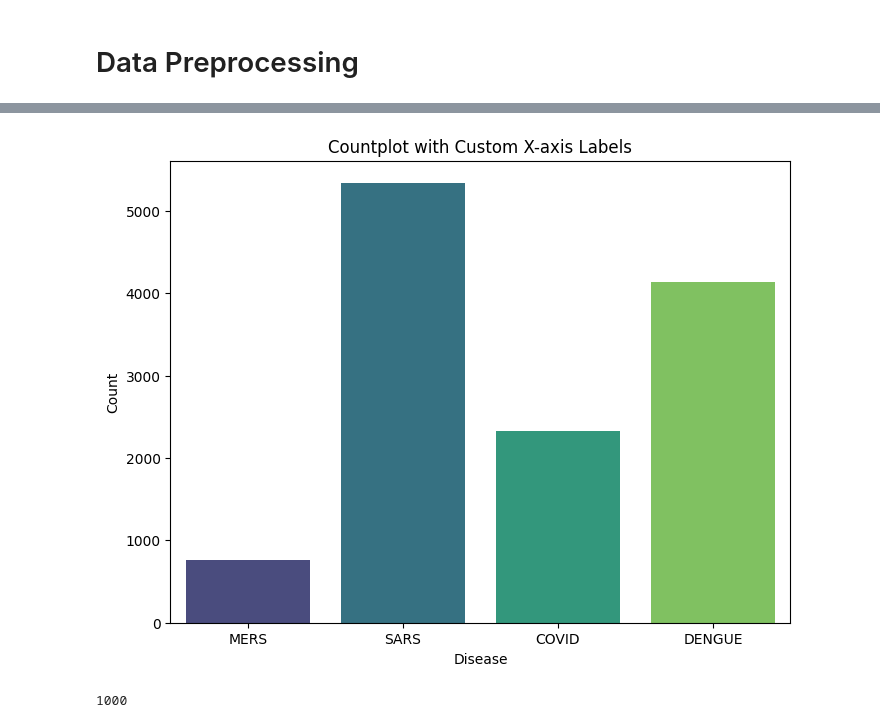
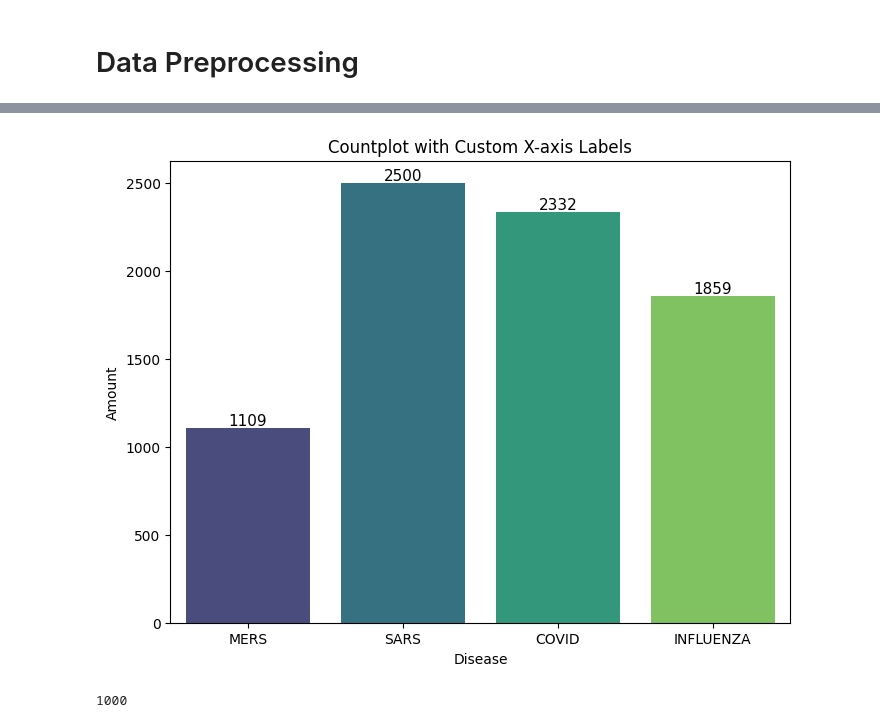
Before and after one commit to KhangSimple/dna_protein_analysis, a Jupyter notebook: dna-analysis.ipynb, the cells around one changed output, grey strips where cells are left out. Cells and saved outputs as stored; diff of their text form; code cells hidden in the pictures.

```diff
--- a/dna-analysis.ipynb
+++ b/dna-analysis.ipynb
@@ -87,12 +101,12 @@ dengue_data['length'] = dengue_data['dna'].apply(lambda x: len(x))
 # %%
 fig, axes = plt.subplots(2, 2, figsize=(15, 10))
-mapName = {0: 'MERS', 1: 'SARS', 2: 'COVID', 3: 'DENGUE'}
+mapName = {0: 'MERS', 1: 'SARS', 2: 'COVID', 3: 'INFLUENZA'}
 
 # Flatten axes thành một mảng 1D để dễ truy cập
 axes = axes.flatten()
 
 # Duyệt qua các tập dữ liệu và vẽ biểu đồ phân phối độ dài của chuỗi
-for i, (dataset, ax) in enumerate(zip([mers_data, sars_data, covid_data, dengue_data], axes)):
+for i, (dataset, ax) in enumerate(zip([mers_data, sars_data, covid_data, influenza_data], axes)):
     # Tính toán độ dài trung bình, tối thiểu và tối đa của chuỗi
     avg_length = dataset['length'].mean()
     max_length = dataset['length'].max()
@@ -103,7 +117,7 @@ for i, (dataset, ax) in enumerate(zip([mers_data, sars_data, covid_data, dengue_
     ax.axvline(min_length, color='black', linestyle='dashdot', linewidth=2, label=f'Min: {min_length}')
     ax.axvline(max_length, color='black', linestyle='dashed', linewidth=2, label=f'Max: {max_length}')
     ax.axvline(avg_length, color='black', linestyle='dotted', linewidth=2, label=f'Avg: {avg_length:.2f}')
-    ax.set_title(f'Distribution of Sequence Length {mapName[i]}')
+    ax.set_title(f'Distribution of DNA Sequence Length {mapName[i]}')
     ax.set_xlabel('Sequence Length')
     ax.set_ylabel('Frequency')
     ax.legend(loc='best')
@@ -227,14 +249,14 @@ plt.show()
 mers_label = [0] * len(mers_encoding)
 sars_label = [1] * len(sars_encoding)
 covid_label = [2] * len(covid_encoding)
-# influenza_label = [3] * len(influenza_encoding)
-dengue_label = [3] * len(dengue_encoding)
+influenza_label = [3] * len(influenza_encoding)
+# dengue_label = [3] * len(dengue_encoding)
 # hepatitis_label = [4] * len(hepatitis_encoding)
 # %%
 #
 # Create data with DataFrame format
 #
-train_data = pd.DataFrame({'dna': mers_encoding + sars_encoding + covid_encoding + dengue_encoding, 'label': mers_label + sars_label + covid_label +dengue_label})
+train_data = pd.DataFrame({'dna': mers_encoding + sars_encoding + covid_encoding + influenza_encoding, 'label': mers_label + sars_label + covid_label + influenza_label})
 train_data.head()
 # %% [output]
 |  | dna | label |
@@ -245,0 +268,3 @@ train_data.head()
+# %%
+train_data = train_data.drop_duplicates(subset=['dna'])
+train_data.head()
@@ -246,20 +278,26 @@ train_data.head()
 # %%
 #
 # Statistic label for each disease
 #
 
-custom_labels = {0: 'MERS', 1: 'SARS', 2: 'COVID', 3: 'DENGUE'}
+custom_labels = {0: 'MERS', 1: 'SARS', 2: 'COVID', 3: 'INFLUENZA'}
 
 # Create a countplot with custom x-axis labels
 plt.figure(figsize=(8, 6))
 sns.countplot(data=train_data,x='label', palette='viridis')
 plt.xticks(ticks=sorted(custom_labels.keys()), labels=[custom_labels[i] for i in sorted(custom_labels.keys())])
 plt.xlabel('Disease')
-plt.ylabel('Count')
+plt.ylabel('Amount')
 plt.title('Countplot with Custom X-axis Labels')
+
+ax = plt.gca()
+for p in ax.patches:
+    ax.annotate(f'{int(p.get_height())}', (p.get_x() + p.get_width() / 2., p.get_height()),
+                ha='center', va='center', fontsize=11, color='black', xytext=(0, 5),
+                textcoords='offset points')
 plt.show()
 # %% [output]
-[figure, old version]
+[figure, new version]
 # %%
 #
 # get max_length to padding sequence
```
Also changed, not shown: parts of 84 cells of this notebook.
